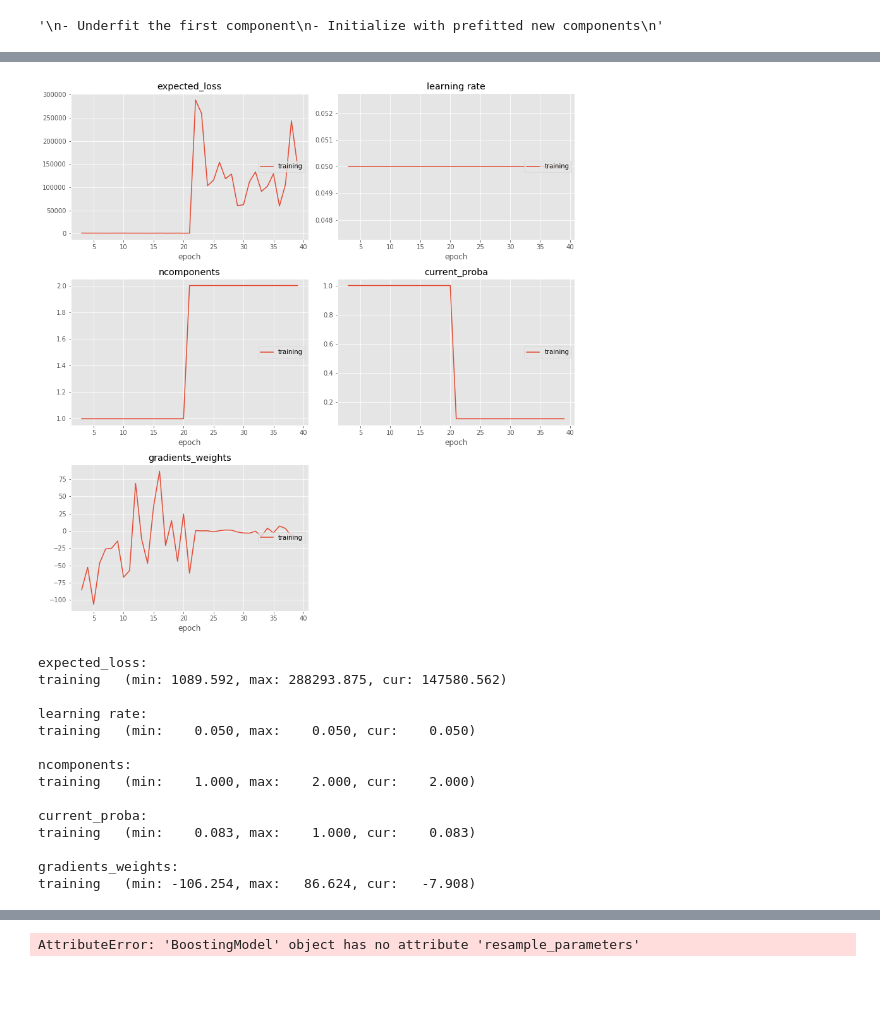
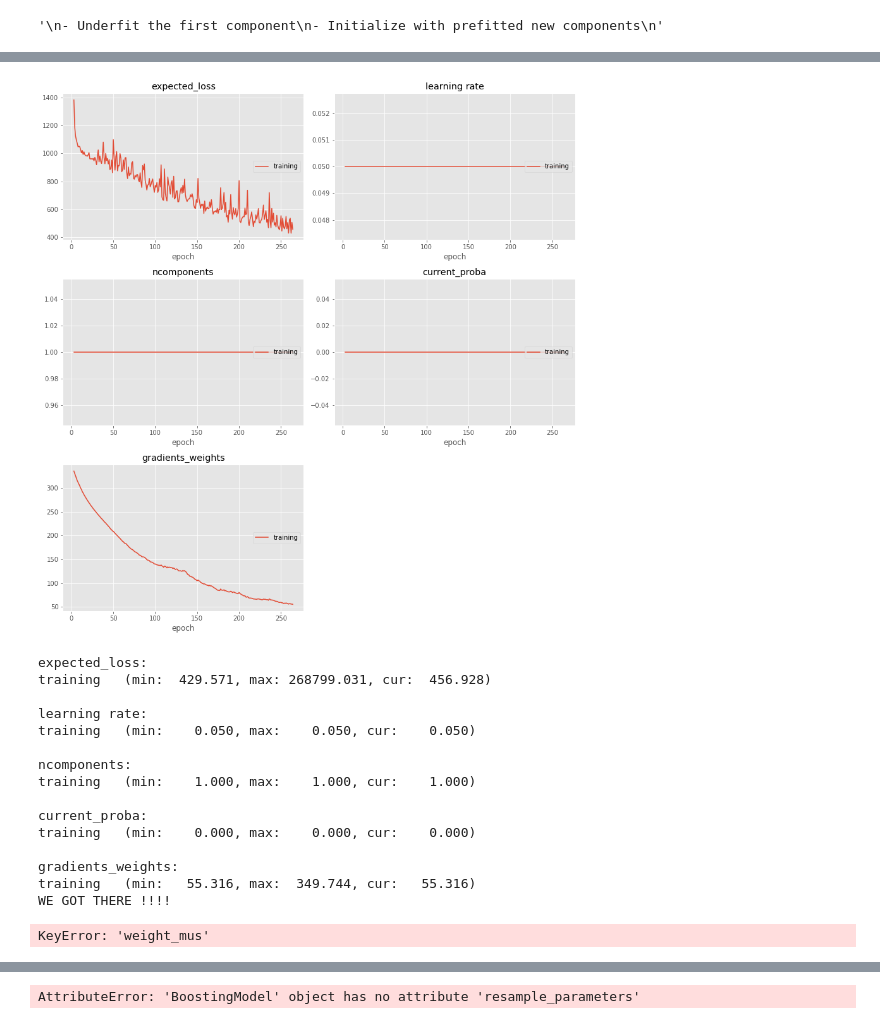
Before and after one commit to cortax/BayesianNN, a Jupyter notebook: Toy dataset - Foong/PyTorch_VI_v2.ipynb, the cells around one changed output, grey strips where cells are left out. Drawn from its saved outputs; the diff is of its cells as text; code cells hidden in the pictures; blank space fills up the shorter version.

```diff
--- a/Toy dataset - Foong/PyTorch_VI_v2.ipynb
+++ b/Toy dataset - Foong/PyTorch_VI_v2.ipynb
@@ -17,3 +17,5 @@ sigma_noise = 0.1
 # %%
 sigmoid = torch.nn.Sigmoid()
 uniform = torch.distributions.Uniform(0, 1)
+# %%
+normal = torch.distributions.Normal(0, .1)
@@ -178,9 +190,13 @@ class RegressionModel(nn.Module):
         for k in range(len(self.registered_layers)):
             self.registered_layers[k].unlock_rhos()
 
-    def set_parameters(self, w_samples, b_samples):
+    def set_hyper_parameters(self, w_mus, w_rhos, b_mus, b_rhos):
         for k in range(len(self.registered_layers)):
-            self.registered_layers[k].set_parameters(w_samples[k], b_samples[k])
+            self.registered_layers[k].set_hyper_parameters(w_mus[k], w_rhos[k], b_mus[k], b_rhos[k])
+
+    def set_sampled_parameters(self, weight_samples, bias_samples):
+        for k in range(len(self.registered_layers)):
+            self.registered_layers[k].set_sampled_parameters(weight_samples[k], bias_samples[k])
 
     def q_log_pdf(self):
         list_LQ = []
@@ -380,2 +484,2 @@ True
 # %%
-model = BoostingModel(50, 2)
+model = BoostingModel(50, 10, 10)
@@ -390,10 +507,14 @@ num_epoch = 300
 num_iterations = 100
 liveloss = PlotLosses()
 
-M = int(.005/learning_rate)+1
+#M = int(.005/learning_rate)+1
+weights = []
 M=5
-for j in range(num_epoch):
-    new_comp_this_epoch = 0
+j = 0
+std_steps = 100
+stop = False
+while stop == False:
+#for j in range(num_epoch):
     logs = {}
     losses = [None] * num_iterations
 
@@ -407,60 +528,75 @@ for j in range(num_epoch):
         #if new_comp_this_epoch:
         #    print('after grad', model.current_proba_parameter)
         #print(model.components[0].linear1.weight_sample.grad)
-        gradients = model.learnable_component.linear1.q_weight_mu.grad.mean()
+        gradients = torch.sum(model.learnable_component.linear1.q_weight_mu.detach()**2)
+        weights.append(gradients)
 
         optimizer.step()
+        model.refresh_current_hyper_parameters()
         #print(model.current_proba_parameter)
-    if j>1:
-        new_comp = model.new_component(None, epsilon = (j%20 == 0), new_pi = np.log(1./(4*model.nComponents+3)))
+    if j>std_steps and model.current_nComponents < model.nComponents:
+#        new_comp = model.new_component(None, epsilon = (optimizer.param_groups[0]['lr'] != learning_rate), new_pi = np.log(1./(4*model.nComponents+3)))
+        new_comp = model.new_component(None, epsilon = (torch.std(torch.stack(weights[-std_steps:])) < .1), new_pi = 0.)#np.log(1./(4*model.nComponents+3)))
 
         #print('STOP', stop)
         if new_comp:
             model.current_nComponents += 1
-            print("J", j, "COMPONENTS", len(model.fixed_components) + 1)
-            optimizer = torch.optim.Adam(model.parameters(), lr=learning_rate)
-            optimizer.add_param_group({"params": model.learnable_proba, 'lr': .05})
-            M+=10
+            optimizer = torch.optim.Adam(model.parameters(), lr=learning_rate)#filter(lambda p: p.requires_grad, model.parameters()), lr=learning_rate)
+            optimizer.add_param_group({"params": model.learnable_proba, 'lr': .005})
+            #break
+            #M+=10
+    #if model.nComponents ==3 and (optimizer.param_groups[0]['lr'] != learning_rate):
+    #    model.learnable_component.lock_means()
+    #    model.learnable_component.lock_rhos()
+    #    model.fixed_components.append(model.learnable_component)
+    #    pi = model.learnable_proba.detach()
+    #    model.fixed_mixture_probas = torch.cat(((1-pi)*model.fixed_mixture_probas, pi.unsqueeze(0)))
+    #    break
 
         #print(model.current_proba_parameter)
     #print(model.mixture_probas)
     #print(torch.std(torch.stack(losses[k-4:k])))
     def f(x):
         if type(x) == type(None):
-            return(1.)
+            return(0.)
         else:
             return(sigmoid(x))
     #f = lambda x: {type(None): 1}.get(type(x), sigmoid(x))
     logs['expected_loss'] = torch.stack(losses).mean().detach().clone().numpy()
     logs['learning rate'] = optimizer.param_groups[0]['lr']
     logs['ncomponents'] = len(model.fixed_components) + 1
     logs['current_proba'] = f(model.learnable_proba)
     logs['gradients_weights'] = gradients
     #iilogs['proba_gradients'] = prob_grad
     #if type(model.current_proba_parameter) != type(None):
     #    logs['current_proba'] = model.current_proba_parameter.detach().data
     lr = optimizer.param_groups[0]['lr']
     #M = int(.005/lr)+1
     #M=5
     #print(M)
     liveloss.update(logs)
     liveloss.draw()
+    if j > std_steps:
+         weights = weights[-std_steps:]
     #print('epoch', j, 'num_components', len(model.components), 'stop', stop)
 
     scheduler.step(logs['expected_loss'])
+    j+=1
 # %% [output]
-[figure, old version]
+[figure, new version]
 expected_loss:
-training   (min: 1089.592, max: 288293.875, cur: 147580.562)
+training   (min:  429.571, max: 268799.031, cur:  456.928)
 
 learning rate:
 training   (min:    0.050, max:    0.050, cur:    0.050)
 
 ncomponents:
-training   (min:    1.000, max:    2.000, cur:    2.000)
+training   (min:    1.000, max:    1.000, cur:    1.000)
 
 current_proba:
-training   (min:    0.083, max:    1.000, cur:    0.083)
+training   (min:    0.000, max:    0.000, cur:    0.000)
 
 gradients_weights:
-training   (min: -106.254, max:   86.624, cur:   -7.908)
+training   (min:   55.316, max:  349.744, cur:   55.316)
+WE GOT THERE !!!!
+KeyError: 'weight_mus'
```
Also changed, not shown: parts of 41 cells of this notebook.
